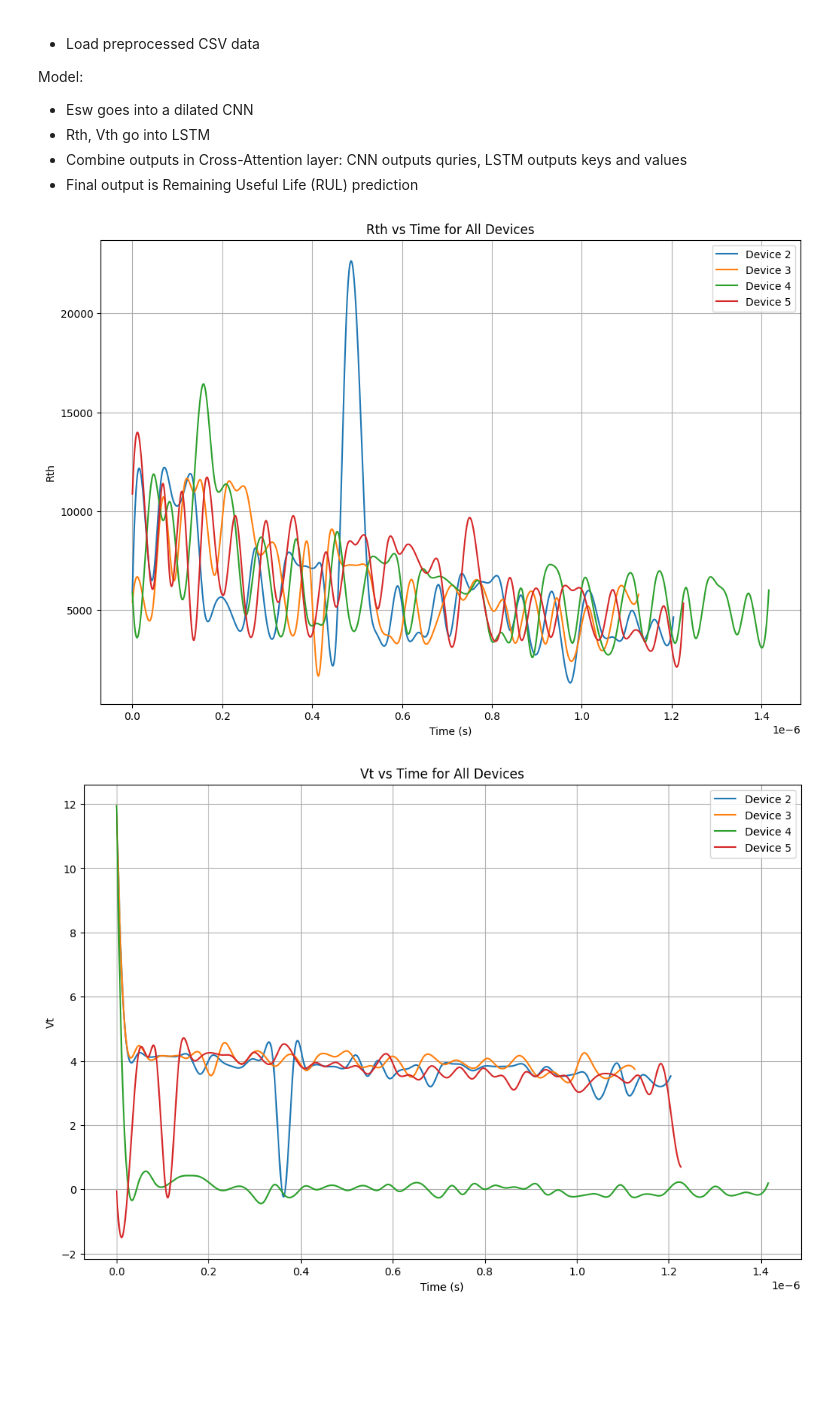
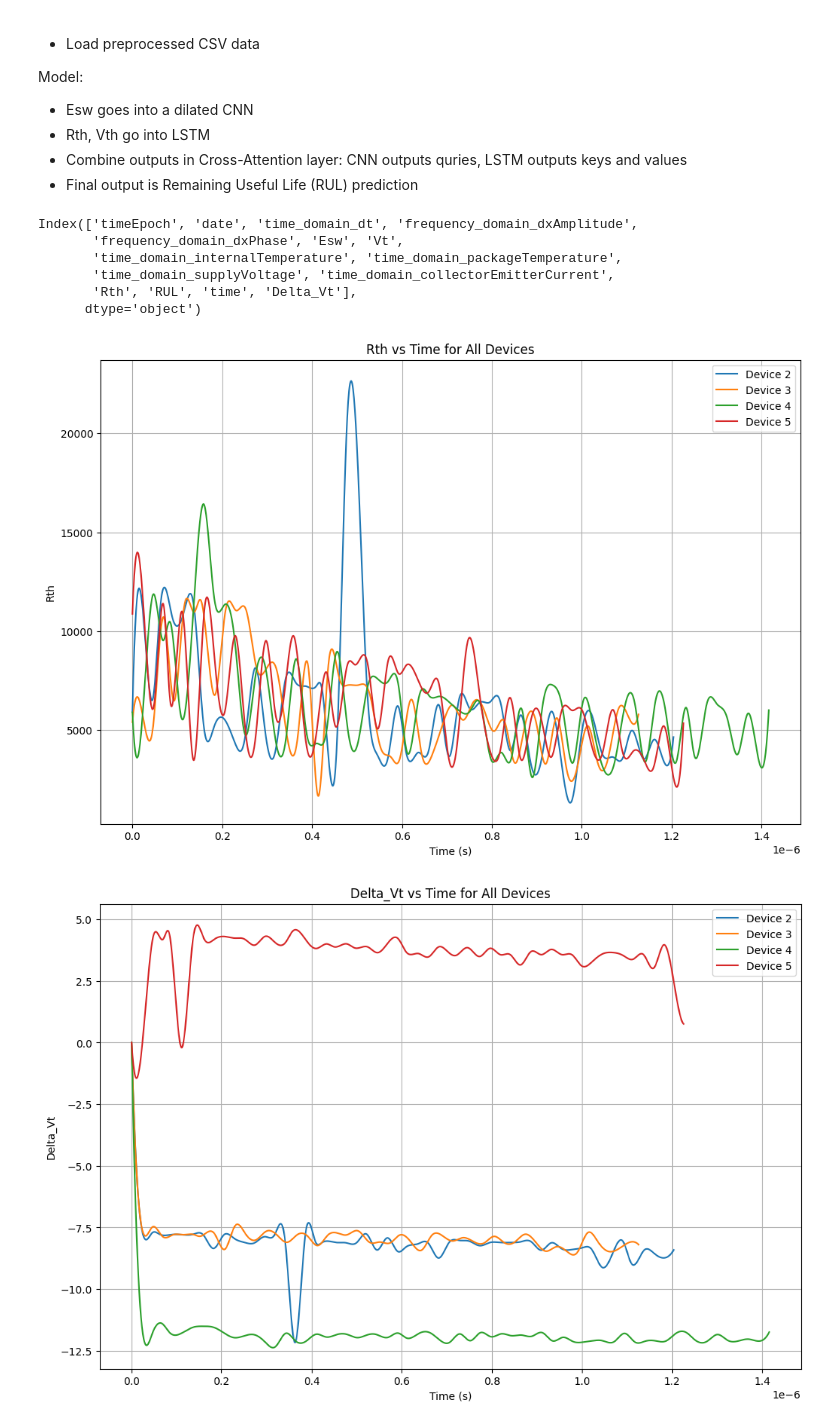
Before and after one commit to snorklerjoe/lifetime-prediction-machine-learning, a Jupyter notebook: model.ipynb, the cells around one changed output. Drawn from its saved outputs; the diff is of its cells as text; code cells hidden in the pictures; blank space fills up the shorter version.

```diff
--- a/model.ipynb
+++ b/model.ipynb
@@ -32,29 +32,44 @@ device_3_data["time"] = device_3_data["timeEpoch"] - device_3_data["timeEpoch"].
 device_4_data["time"] = device_4_data["timeEpoch"] - device_4_data["timeEpoch"].min()
 device_5_data["time"] = device_5_data["timeEpoch"] - device_5_data["timeEpoch"].min()
 
+# Calculate Delta Vth
+device_2_data["Delta_Vt"] = device_2_data["Vt"] - device_2_data["Vt"].iloc[0]
+device_3_data["Delta_Vt"] = device_3_data["Vt"] - device_3_data["Vt"].iloc[0]
+device_4_data["Delta_Vt"] = device_4_data["Vt"] - device_4_data["Vt"].iloc[0]
+device_5_data["Delta_Vt"] = device_5_data["Vt"] - device_5_data["Vt"].iloc[0]
+
 data_train = [device_3_data, device_4_data, device_5_data]
 data_dev = device_2_data
+# %%
+device_2_data.columns
+# %% [output]
+Index(['timeEpoch', 'date', 'time_domain_dt', 'frequency_domain_dxAmplitude',
+       'frequency_domain_dxPhase', 'Esw', 'Vt',
+       'time_domain_internalTemperature', 'time_domain_packageTemperature',
+       'time_domain_supplyVoltage', 'time_domain_collectorEmitterCurrent',
+       'Rth', 'RUL', 'time', 'Delta_Vt'],
+      dtype='object')
 # %%
 # Plot all features for each device
 devices = [device_2_data, device_3_data, device_4_data, device_5_data]
 device_names = ["Device 2", "Device 3", "Device 4", "Device 5"]
 
-features = ['Rth', 'Vt', 'Esw', 'RUL']
+features = ['Rth', 'Delta_Vt', 'Esw', 'RUL']
 
 # Plot eacah feature in a separate subplot for each device
 for feature in features:
     plt.figure(figsize=(12, 8))
     for device, name in zip(devices, device_names):
         plt.plot(device['time'], device[feature], label=name)
     plt.title(f"{feature} vs Time for All Devices")
     plt.xlabel("Time (s)")
     plt.ylabel(feature)
     plt.legend()
     plt.grid()
     plt.show()
 # %% [output]
 [figure]
-[figure, old version]
+[figure, new version]
 [figure]
 [figure]
 # %%
```
Also changed, not shown: parts of 7 cells of this notebook.
